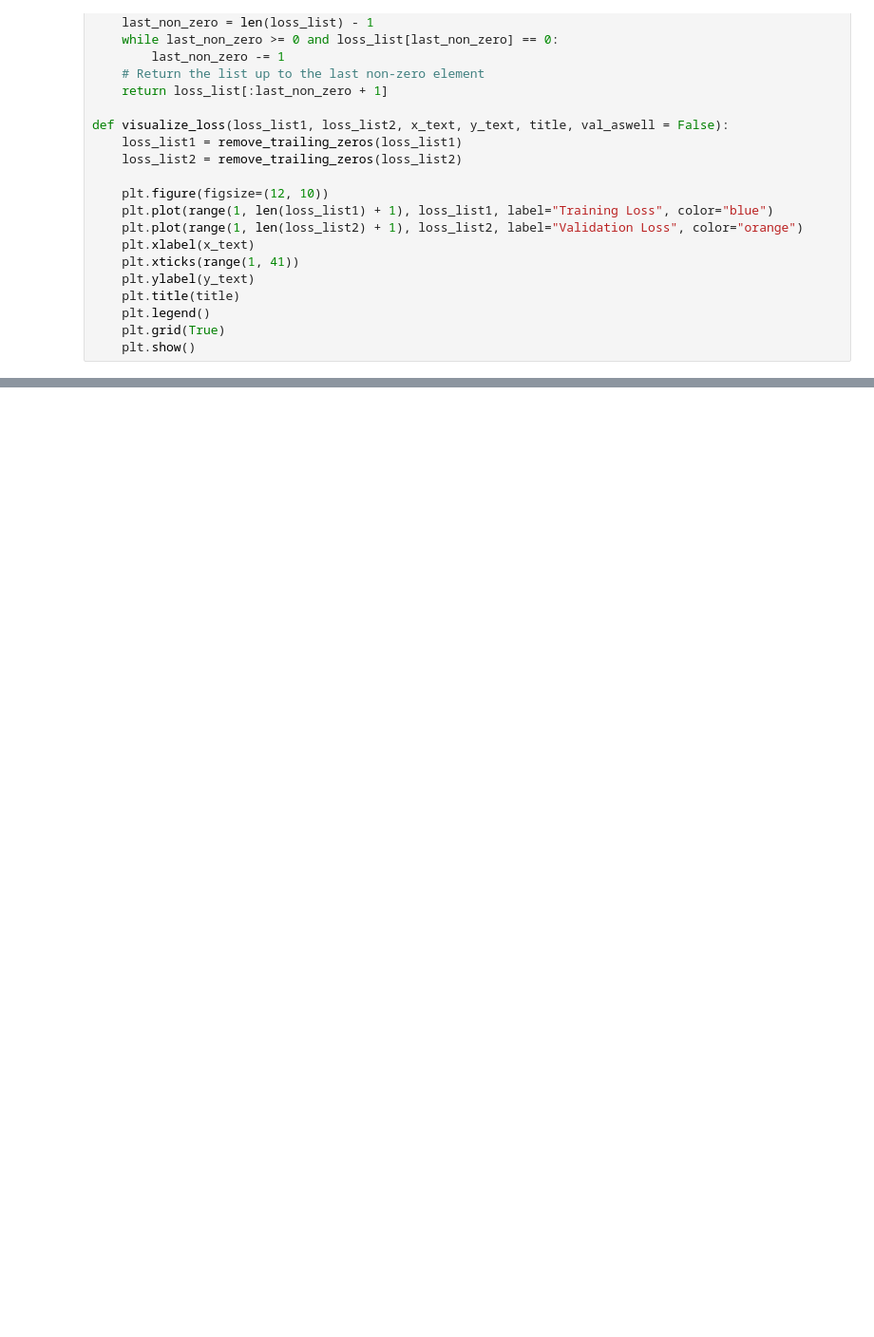
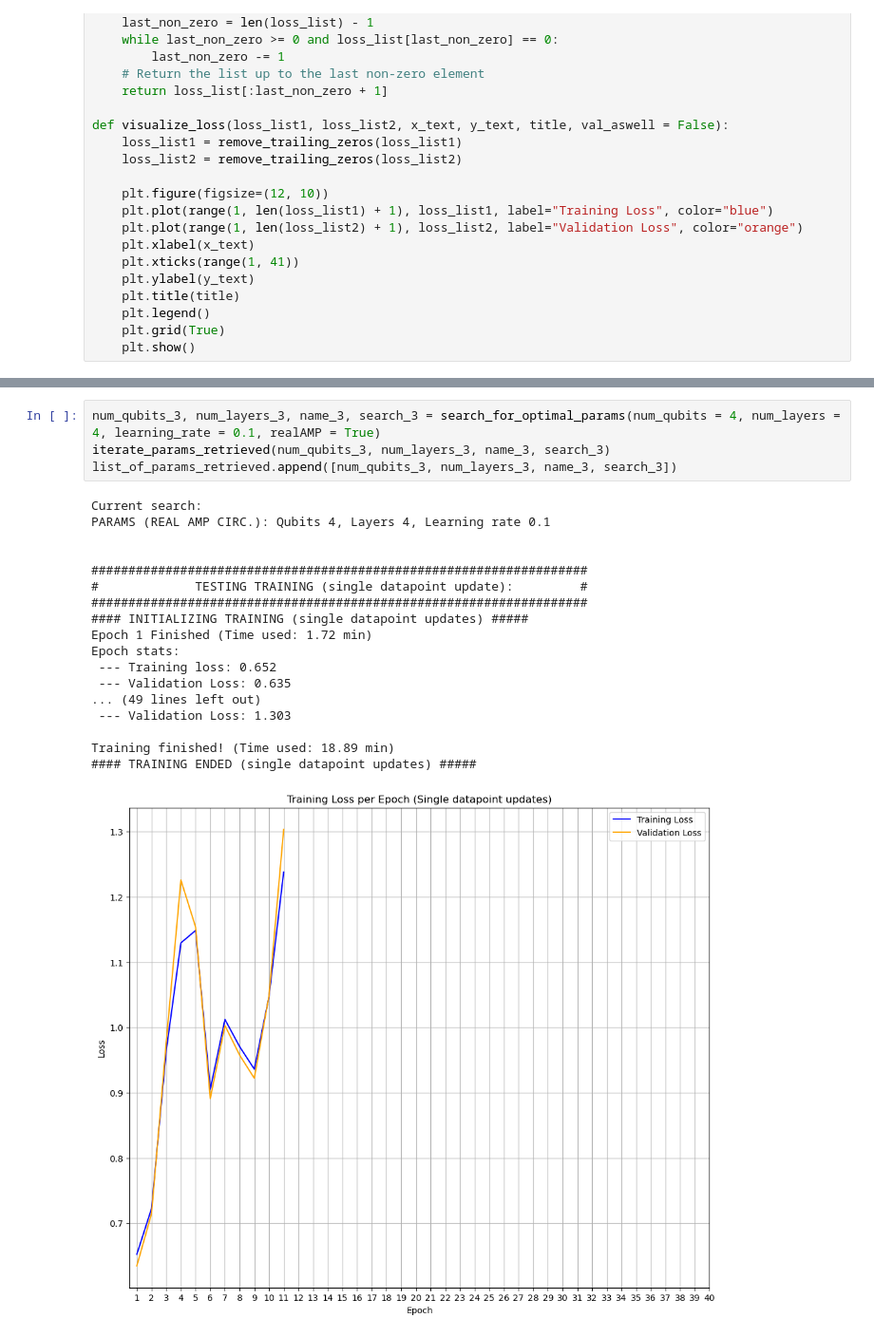
Before and after one commit to martinfloo/inf367-ma2, a Jupyter notebook: notebook_tobias_version.ipynb, the cells around one changed output, grey strips where cells are left out. Shown at 95% size. Saved outputs shown, nothing was run; the diff lists cells and outputs as text; blank space fills up the shorter version.

```diff
--- a/notebook_tobias_version.ipynb
+++ b/notebook_tobias_version.ipynb
@@ -936,0 +1265,23 @@ KeyboardInterrupt:
+# %%
+num_qubits_3, num_layers_3, name_3, search_3 = search_for_optimal_params(num_qubits = 4, num_layers = 4, learning_rate = 0.1, realAMP = True)
+iterate_params_retrieved(num_qubits_3, num_layers_3, name_3, search_3)
+list_of_params_retrieved.append([num_qubits_3, num_layers_3, name_3, search_3])
+# %% [output]
+Current search:
+PARAMS (REAL AMP CIRC.): Qubits 4, Layers 4, Learning rate 0.1
+
+
+###################################################################
+#             TESTING TRAINING (single datapoint update):         #
+###################################################################
+#### INITIALIZING TRAINING (single datapoint updates) #####
+Epoch 1 Finished (Time used: 1.72 min)
+Epoch stats:
+ --- Training loss: 0.652
+ --- Validation Loss: 0.635
+... (49 lines left out)
+ --- Validation Loss: 1.303
+
+Training finished! (Time used: 18.89 min)
+#### TRAINING ENDED (single datapoint updates) #####
+[figure, added]
```
Also changed, not shown: parts of 28 cells of this notebook.
